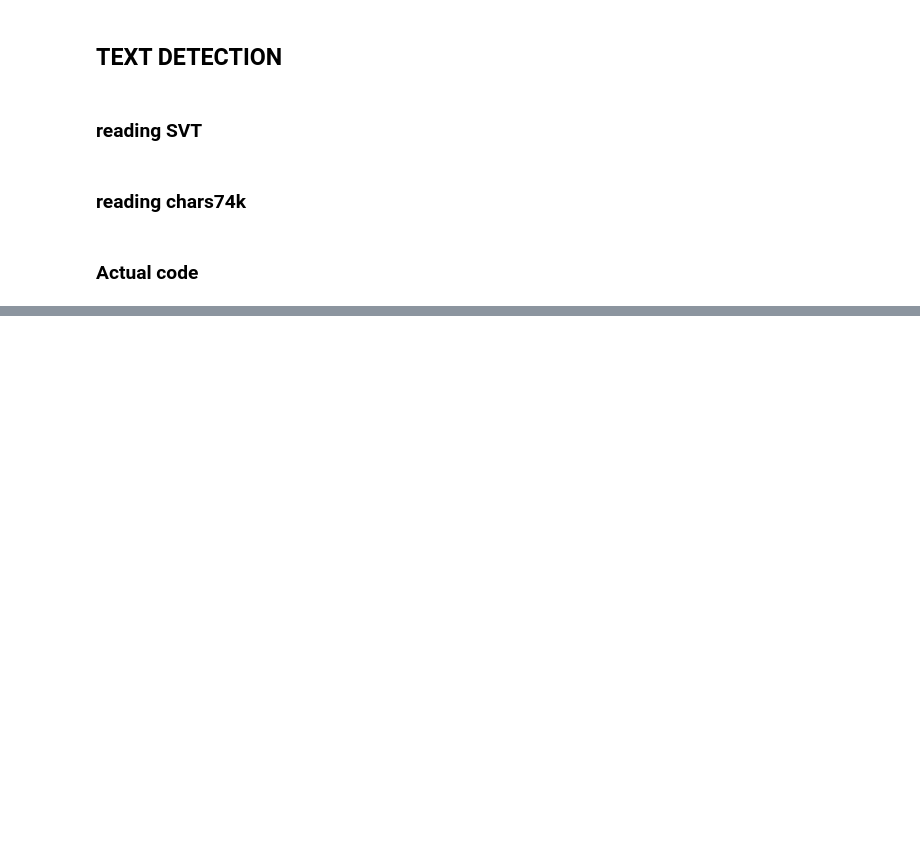
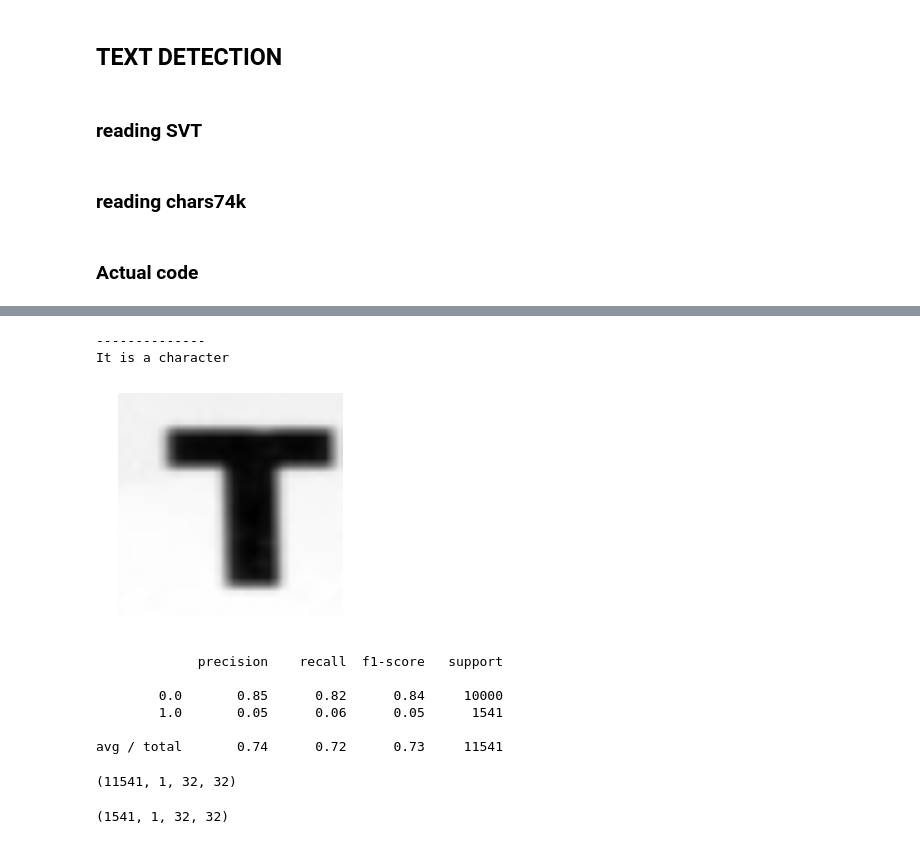
Before and after one commit to faizankshaikh/Project, a Jupyter notebook: trial1.ipynb, the cells around one changed output, grey strips where cells are left out. Cells and saved outputs as stored; diff of their text form; code cells hidden in the pictures; blank space fills up the shorter version.

```diff
--- a/trial1.ipynb
+++ b/trial1.ipynb
@@ -76,0 +234,18 @@ pylab.show()
+# %%
+# visualize output
+%matplotlib inline
+i = random.randrange(0, 1541)
+img = test_x[i, :]
+img = img.reshape(32, 32)
+pylab.imshow(img)
+pylab.gray()
+pylab.axis('off')
+print '--------------'
+if pred[i] == 1:
+    print "It is a character"
+else:
+    print "It is NOT a character"
+# %% [output]
+--------------
+It is a character
+[figure, added]
@@ -76,0 +256,17 @@ pylab.show()
+# %%
+print classification_report(tester, pred)
+# %% [output]
+             precision    recall  f1-score   support
+
+        0.0       0.85      0.82      0.84     10000
+        1.0       0.05      0.06      0.05      1541
+
+avg / total       0.74      0.72      0.73     11541
+# %%
+test_x.shape
+# %% [output]
+(11541, 1, 32, 32)
+# %%
+test1_x.shape
+# %% [output]
+(1541, 1, 32, 32)
```
Also changed, not shown: parts of 13 cells of this notebook.
